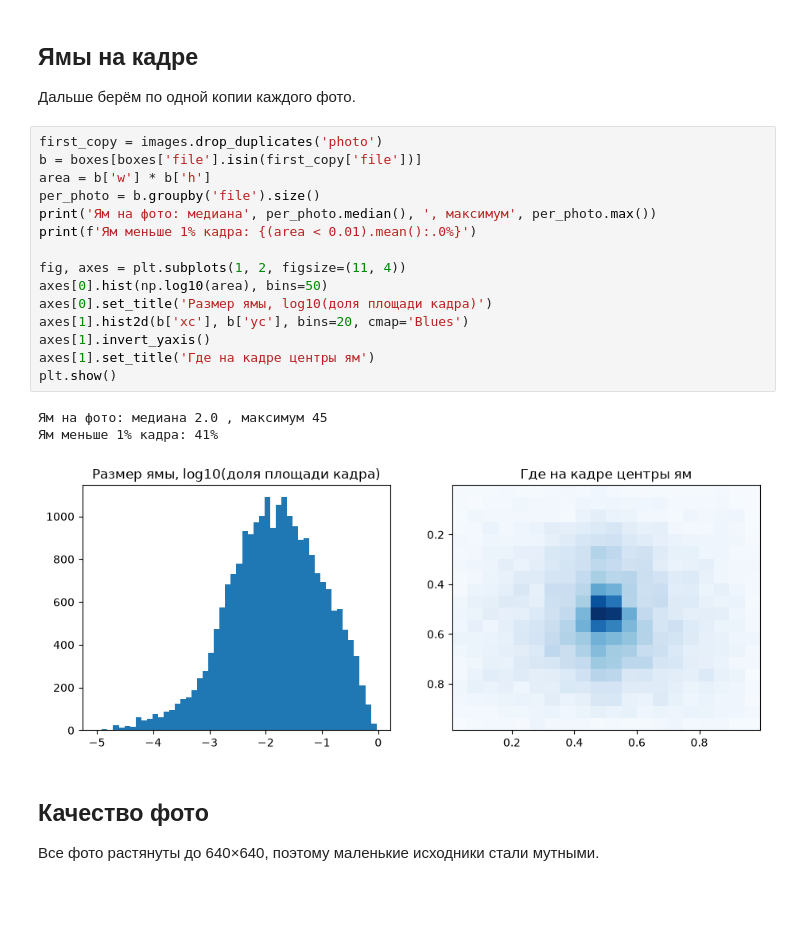
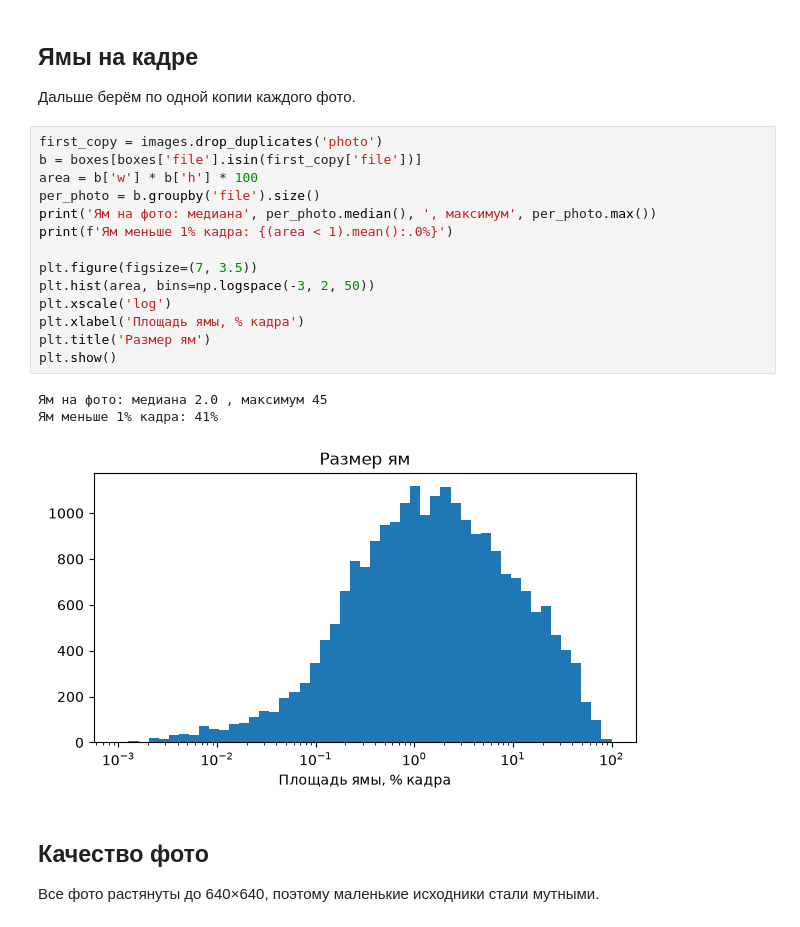
Before and after one commit to Vladostal/frameworks-coursework-c2-s3, a Jupyter notebook: notebooks/images.ipynb, the cells around one changed output. Cells and saved outputs as stored; diff of their text form; blank space fills up the shorter version.

```diff
--- a/notebooks/images.ipynb
+++ b/notebooks/images.ipynb
@@ -132,22 +129,21 @@ show(images[images['photo'] == test[leak]['photo'].iloc[0]], 'Одно и то
 # %%
 first_copy = images.drop_duplicates('photo')
 b = boxes[boxes['file'].isin(first_copy['file'])]
-area = b['w'] * b['h']
+area = b['w'] * b['h'] * 100
 per_photo = b.groupby('file').size()
 print('Ям на фото: медиана', per_photo.median(), ', максимум', per_photo.max())
-print(f'Ям меньше 1% кадра: {(area < 0.01).mean():.0%}')
+print(f'Ям меньше 1% кадра: {(area < 1).mean():.0%}')
 
-fig, axes = plt.subplots(1, 2, figsize=(11, 4))
-axes[0].hist(np.log10(area), bins=50)
-axes[0].set_title('Размер ямы, log10(доля площади кадра)')
-axes[1].hist2d(b['xc'], b['yc'], bins=20, cmap='Blues')
-axes[1].invert_yaxis()
-axes[1].set_title('Где на кадре центры ям')
+plt.figure(figsize=(7, 3.5))
+plt.hist(area, bins=np.logspace(-3, 2, 50))
+plt.xscale('log')
+plt.xlabel('Площадь ямы, % кадра')
+plt.title('Размер ям')
 plt.show()
 # %% [output]
 Ям на фото: медиана 2.0 , максимум 45
 Ям меньше 1% кадра: 41%
-[figure, old version]
+[figure, new version]
 # %% [markdown]
 ## Качество фото
 
```
Also changed, not shown: parts of 5 cells of this notebook, 17 other files.
